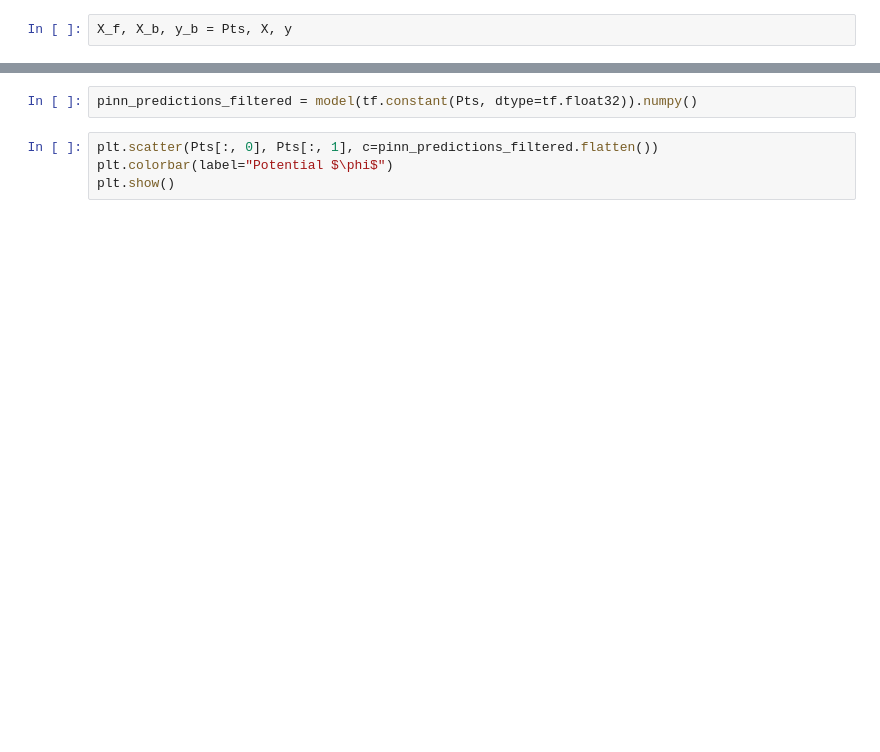
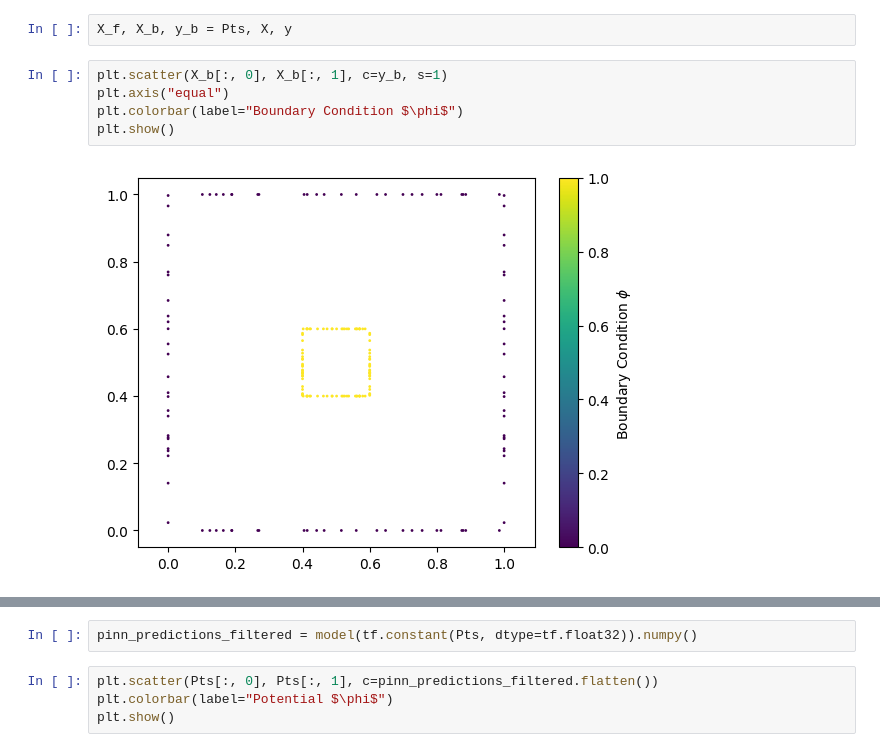
Before and after one commit to EITLabworks/PINNs-EIT, a Jupyter notebook: 2d_electrode_cube.ipynb, the cells around one changed output, grey strips where cells are left out. Drawn from its saved outputs; the diff is of its cells as text; blank space fills up the shorter version.

```diff
--- a/2d_electrode_cube.ipynb
+++ b/2d_electrode_cube.ipynb
@@ -71,5 +71,12 @@ Pts.shape, X.shape, y.shape
 # %%
 X_f, X_b, y_b = Pts, X, y
+# %%
+plt.scatter(X_b[:, 0], X_b[:, 1], c=y_b, s=1)
+plt.axis("equal")
+plt.colorbar(label="Boundary Condition $\phi$")
+plt.show()
+# %% [output]
+[figure, added]
 # %%
 # Define the neural network model
 class PINN(tf.keras.Model):
```
Also changed, not shown: parts of 27 cells of this notebook, 8 other files.
